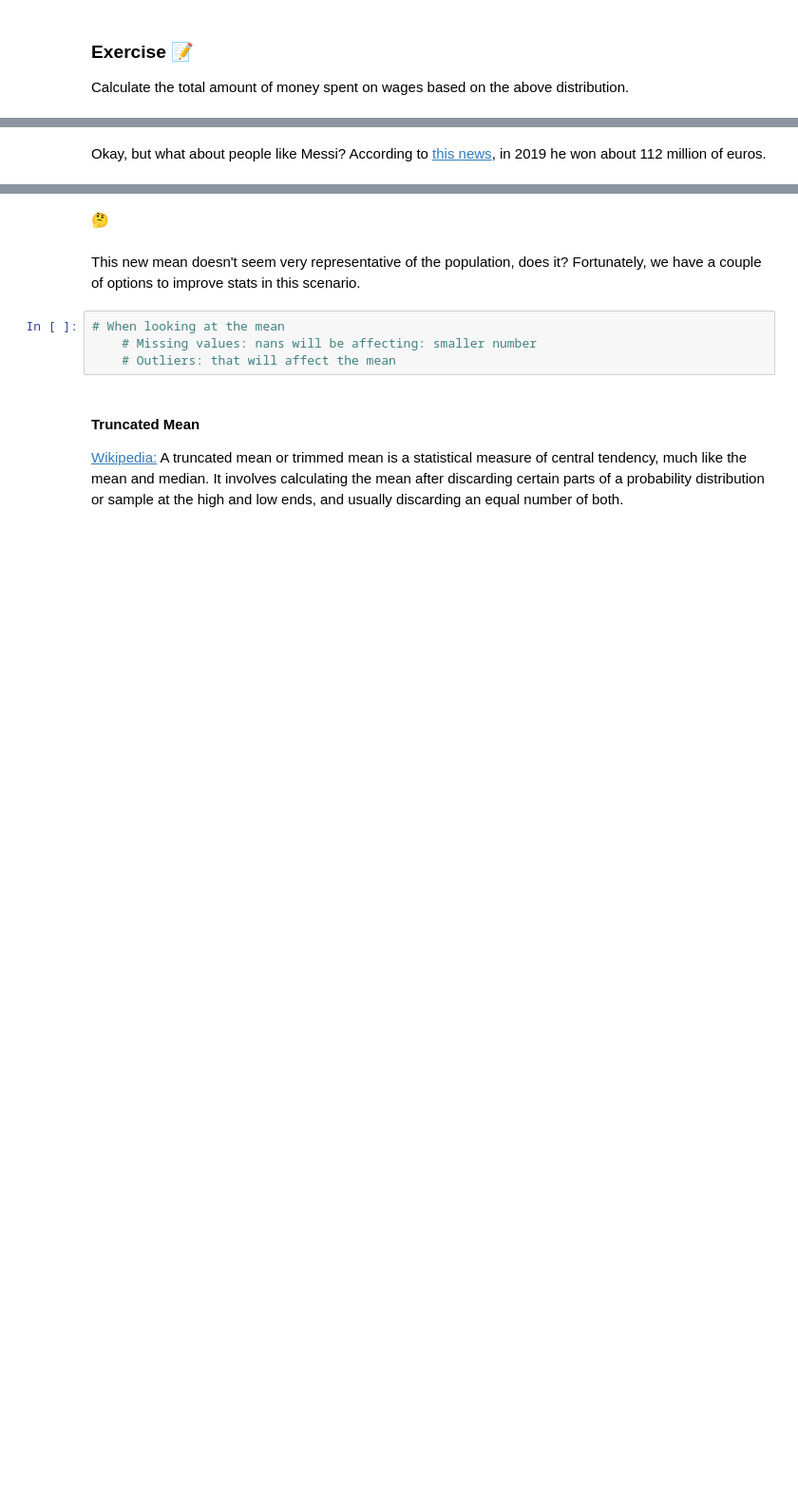
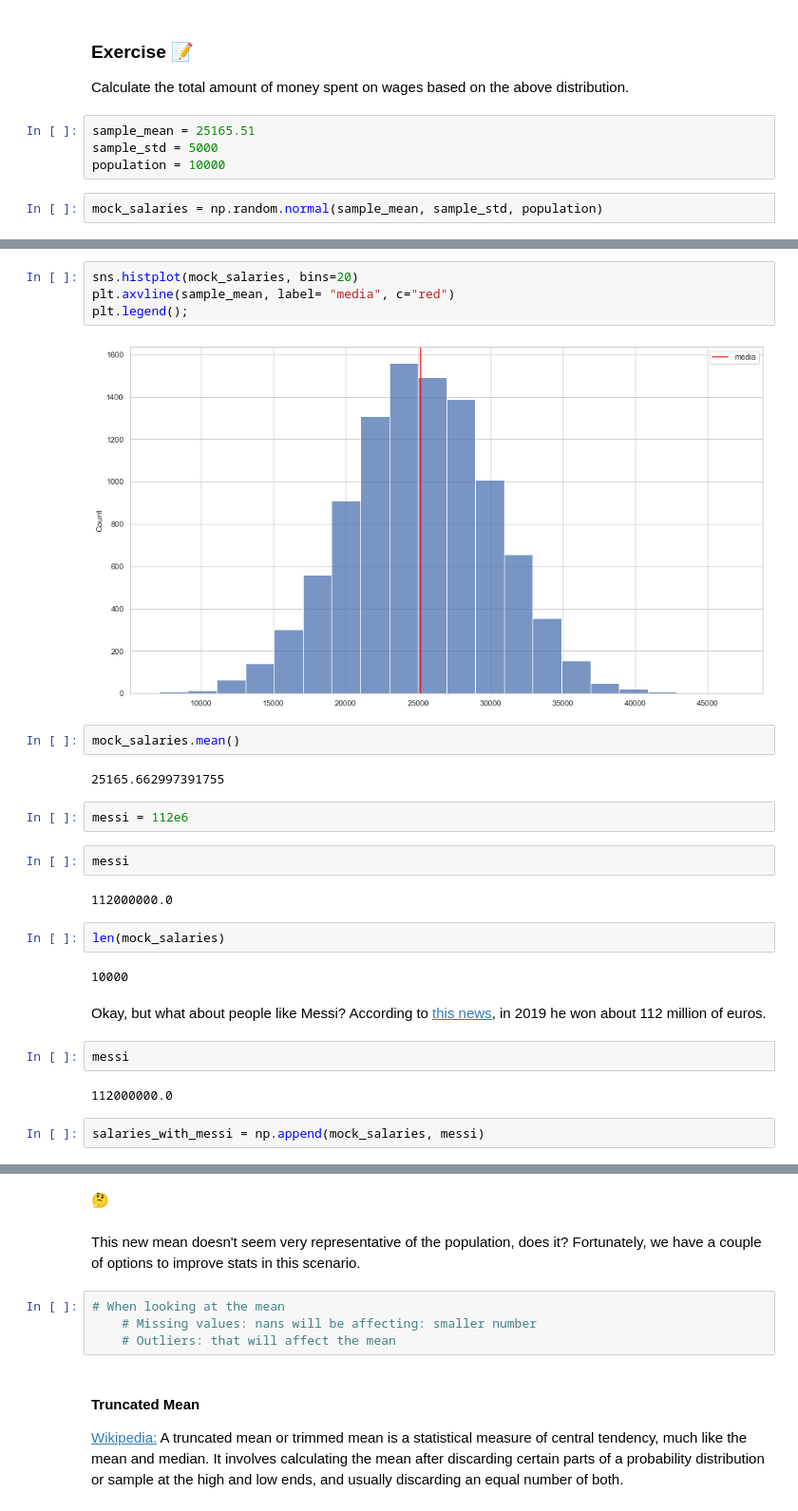
Before and after one commit to Ironhack-data-bcn-feb-2023/lectures, a Jupyter notebook: 28. Intro to statistics.ipynb, the cells around one changed output, grey strips where cells are left out. Shown at 95% size. Drawn from its saved outputs; the diff is of its cells as text; blank space fills up the shorter version.

```diff
--- a/28. Intro to statistics.ipynb
+++ b/28. Intro to statistics.ipynb
@@ -50,3 +113,9 @@ Let us analyze the [wage distribution](https://www.ine.es/dyngs/INEbase/es/opera
 
 
 Calculate the total amount of money spent on wages based on the above distribution.
+# %%
+sample_mean = 25165.51
+sample_std = 5000
+population = 10000
+# %%
+mock_salaries = np.random.normal(sample_mean, sample_std, population)
@@ -53,2 +127,28 @@ Calculate the total amount of money spent on wages based on the above distributi
+# %%
+sns.histplot(mock_salaries, bins=20)
+plt.axvline(sample_mean, label= "media", c="red")
+plt.legend();
+# %% [output]
+[figure, added]
+# %%
+mock_salaries.mean()
+# %% [output]
+25165.662997391755
+# %%
+messi = 112e6
+# %%
+messi
+# %% [output]
+112000000.0
+# %%
+len(mock_salaries)
+# %% [output]
+10000
 # %% [markdown]
 Okay, but what about people like Messi? According to [this news]((https://www.lavanguardia.com/deportes/fc-barcelona/20190611/462809307977/messi-mejor-pagado-forbes-cristiano-neymar-2019.html)), in 2019 he won about 112 million of euros.
+# %%
+messi
+# %% [output]
+112000000.0
+# %%
+salaries_with_messi = np.append(mock_salaries, messi)
```
Also changed, not shown: parts of 52 cells of this notebook.
